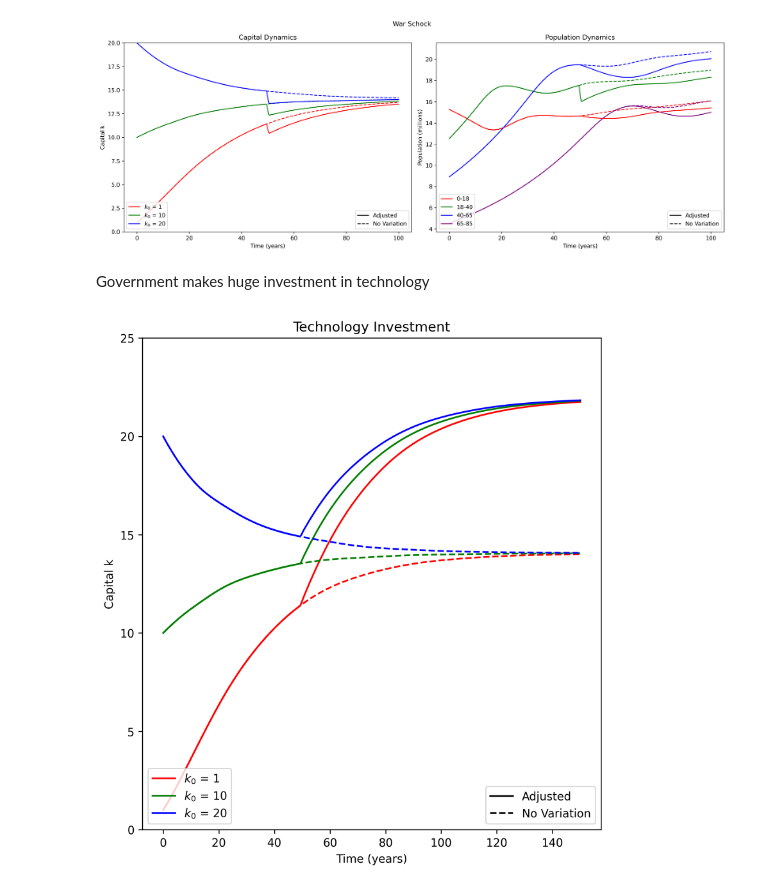
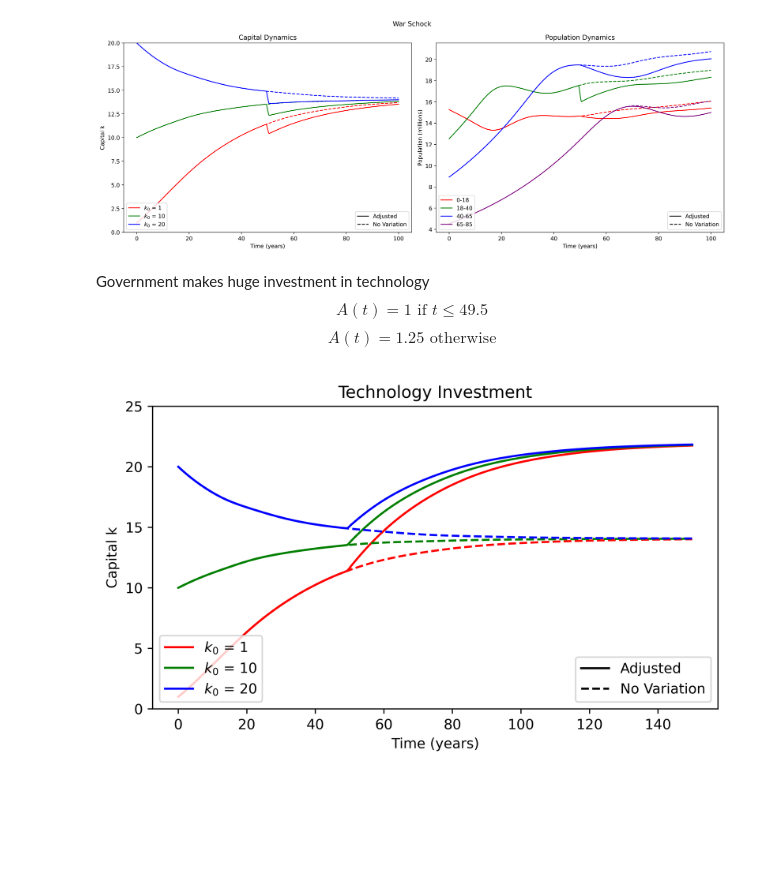
Before and after one commit to addmelo/volume4-project, a Jupyter notebook: Tyler Code.ipynb, the cells around one changed output. Saved outputs shown, nothing was run; the diff lists cells and outputs as text; code cells hidden in the pictures; blank space fills up the shorter version.

```diff
--- a/Tyler Code.ipynb
+++ b/Tyler Code.ipynb
@@ -298,8 +294,10 @@ plt.tight_layout()
 plt.show()
 # %% [output]
 [figure]
-# %% [markdown]
-Government makes huge investment in technology
+# %% [markdown]
+Government makes huge investment in technology
+$$A(t) = 1\text{ if }t\le 49.5$$
+$$A(t) = 1.25\text{ otherwise}$$
 # %%
 #Define an investment shock function
 def A_investment(t):
@@ -309,7 +307,7 @@ def A_investment(t):
         return 1
 IC = [1,10,20]
 ts = np.linspace(0,150,501)
-plt.figure(figsize=(16,8),dpi=300)
+plt.figure(figsize=(16,4),dpi=500)
 plt.subplot(121)
 label_list = ["Adjusted", "No Variation"]
 colors = ["red", "green", "blue"]#,"orange","purple"]
@@ -325,31 +323,31 @@ for i in range(len(IC)):
     #Define and solve technology shock and normal ODEs
     ode_tech = population_with_captial_growth(fertility_rate=2.1, life_expectancy=85, fertility_starts=18, fertility_ends=40,A=A_investment,alpha=.5,delta=0.08,s=.3)
     sol_tech = solve_ivp(ode_tech,(0,150),x0,t_eval=ts)
 
     ode_normal = population_with_captial_growth(fertility_rate=2.1, life_expectancy=85, fertility_starts=18, fertility_ends=40,A=1,alpha=.5,delta=0.08,s=.3)
     sol_normal = solve_ivp(ode_normal,(0,150),x0,t_eval=ts)
 
     #Plot Capital
     color = colors[i]
     plt.plot(sol_tech.t,sol_tech.y[-1],'-',color = color)
     plt.plot(sol_normal.t,sol_normal.y[-1],'--',color = color)
     #Append legend info
     colorLine = Line2D([0,1],[0,1], linestyle='-', color=color)
     color_legend.append(colorLine)
 #Make 2 legends, set other plot information
 styleLine = Line2D([0,1],[0,1], linestyle='-', color="black")
 style_legend.append(styleLine)
 styleLine = Line2D([0,1],[0,1], linestyle='--', color="black")
 style_legend.append(styleLine)
 legend1 = plt.legend(color_legend, [r"$k_0$" + " = " + str(k0) for k0 in IC], loc=3)
 plt.legend(style_legend, label_list, loc=4)
 plt.gca().add_artist(legend1)
 
 
 plt.xlabel("Time (years)")
 plt.ylabel("Capital k")
 plt.title(f'Technology Investment')
 plt.ylim([0,25])
 plt.show()
 # %% [output]
-[figure, old version]
+[figure, new version]
```
Also changed, not shown: parts of 4 cells of this notebook, 3 other files.
